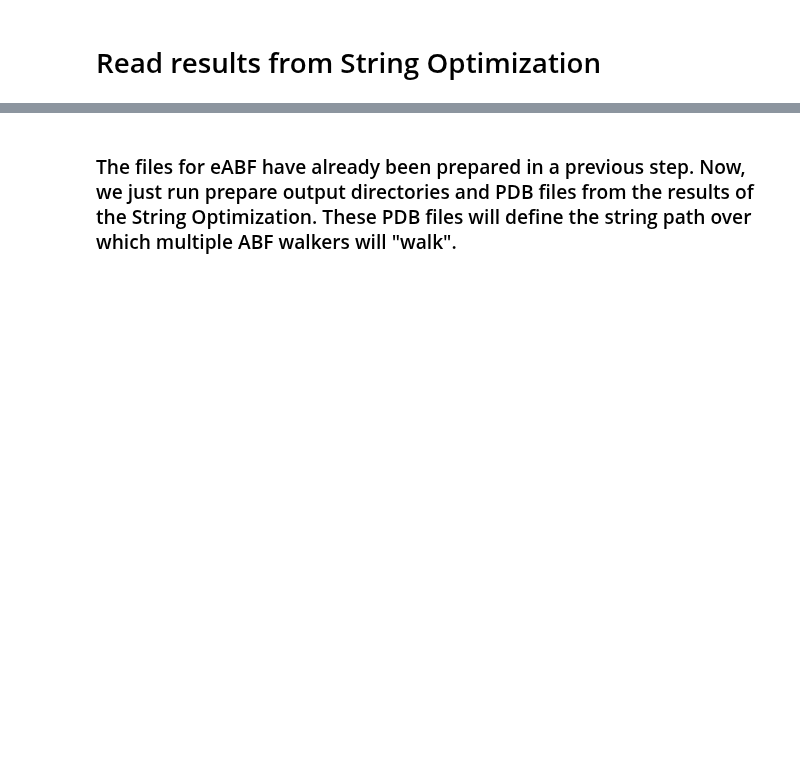
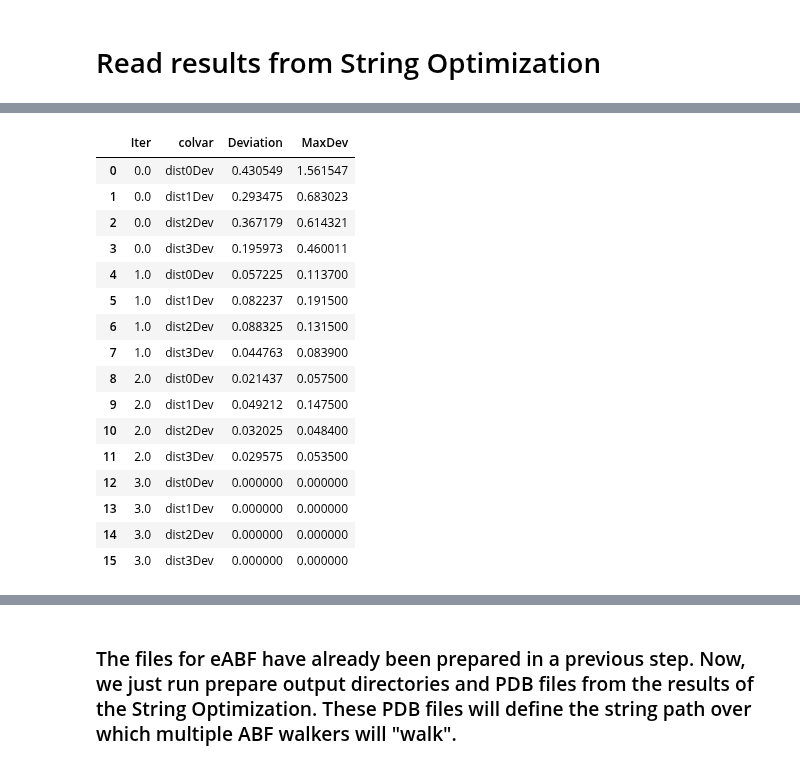
Before and after one commit to melomcr/QMMM_String_eABF_Tutorial, a Jupyter notebook: Tutorial_QMMM_String_eABF.ipynb, the cells around one changed output, grey strips where cells are left out. Drawn from its saved outputs; the diff is of its cells as text; code cells hidden in the pictures; blank space fills up the shorter version.

```diff
--- a/Tutorial_QMMM_String_eABF.ipynb
+++ b/Tutorial_QMMM_String_eABF.ipynb
@@ -68,7 +68,7 @@ eABFnumSteps = 10000
 # This list should be built with VMD's 0-based index
 atomDistList.append( (3311,3312,"OMP C6 <-> OMP C7") )
 atomDistList.append( (3311,1020,"OMP C6 <-> Lys61 HZ1") )
-atomDistList.append( (1019,1020,"Lys61 NZ <-> Lys61 HZ1") )
+#atomDistList.append( (1019,1020,"Lys61 NZ <-> Lys61 HZ1") )
 atomDistList.append( (3314,980,"OMP OA <-> Asp59 OD2") )
 atomDistList.append( (3313,979,"OMP OB <-> Asp59 OD1") )
 
@@ -1064,10 +1074,10 @@ print("Examining output in",numOutFolders,"folders...")
 regexVal = re.compile("^colvars:   # centers = { ([0-9\.]*) }$")
 regexName = re.compile("^Updating bias_swarms_atmDist([0-9]*)$")
 
-# Create a dataframe
+# Create a Pandas dataframe with systematic column names (so it's easy to access in the future).
 cvString = pd.DataFrame(columns=[ "dist"+str(i) for i in range(numColvars) ] + ["Image","Iter"])
 
-# Initialize with colvar values taken from SMD simulation, that initiated the String optimization.
+# Initialize with colvar values taken from SMD simulation that initiated the String optimization.
 for i in range(numImgs):
     cvString.loc[i] = list(cvSMD.iloc[frames[i],:]) + [i, 0]
 
@@ -1115,10 +1125,10 @@ for image in range(numImgs):
                 tmpDF.loc[0,"Image"] = image
                 tmpDF.loc[0,"Iter"] = numIterations
 
-                #print("Appending", tmpDF)
-
                 cvString = cvString.append(tmpDF)
 
                 numIterations += 1
                 # Resets temporary data frame
                 tmpDF = pd.DataFrame()
+
+cvString.reset_index(drop=True, inplace=True)
@@ -1131,0 +1144,37 @@ cvStringMelt = pd.melt(cvString, id_vars=["Image","Iter"], var_name="colvar", va
+# %%
+cvString
+cvStringMelt = pd.melt(cvString, id_vars=["Image","Iter"], var_name="colvar", value_name="Distance")
+
+cols = [ "dist"+str(i) for i in range(numColvars) ]
+colsTrg = [ "dist"+str(i)+"Dev" for i in range(numColvars) ]
+
+def calculate_deviation(group):
+    group[colsTrg] = abs(group.loc[:, cols] - group.loc[group.Iter==max(group.Iter), cols].values[0])
+    return group
+
+cvStat = cvString.groupby(['Image']).apply(calculate_deviation)
+
+cvStatMelt = pd.melt(cvStat.loc[:,["Image","Iter"] + colsTrg], id_vars=["Image","Iter"], \
+                 var_name="colvar", value_name="Deviation")
+
+cvStat = cvStatMelt.loc[:,cvStatMelt.columns != "Image"].groupby(["Iter","colvar"], as_index=False).mean()
+cvStat['MaxDev'] = cvStatMelt.loc[:,cvStatMelt.columns != "Image"].groupby(["Iter","colvar"], as_index=False).max()['Deviation']
+cvStat
+# %% [output]
+|  | Iter | colvar | Deviation | MaxDev |
+| 0 | 0.0 | dist0Dev | 0.430549 | 1.561547 |
+| 1 | 0.0 | dist1Dev | 0.293475 | 0.683023 |
+| 2 | 0.0 | dist2Dev | 0.367179 | 0.614321 |
+| 3 | 0.0 | dist3Dev | 0.195973 | 0.460011 |
+| 4 | 1.0 | dist0Dev | 0.057225 | 0.113700 |
+| 5 | 1.0 | dist1Dev | 0.082237 | 0.191500 |
+| 6 | 1.0 | dist2Dev | 0.088325 | 0.131500 |
+| 7 | 1.0 | dist3Dev | 0.044763 | 0.083900 |
+| 8 | 2.0 | dist0Dev | 0.021437 | 0.057500 |
+| 9 | 2.0 | dist1Dev | 0.049212 | 0.147500 |
+| 10 | 2.0 | dist2Dev | 0.032025 | 0.048400 |
+| 11 | 2.0 | dist3Dev | 0.029575 | 0.053500 |
+| 12 | 3.0 | dist0Dev | 0.000000 | 0.000000 |
+| 13 | 3.0 | dist1Dev | 0.000000 | 0.000000 |
+| 14 | 3.0 | dist2Dev | 0.000000 | 0.000000 |
+| 15 | 3.0 | dist3Dev | 0.000000 | 0.000000 |
```
Also changed, not shown: parts of 13 cells of this notebook.
